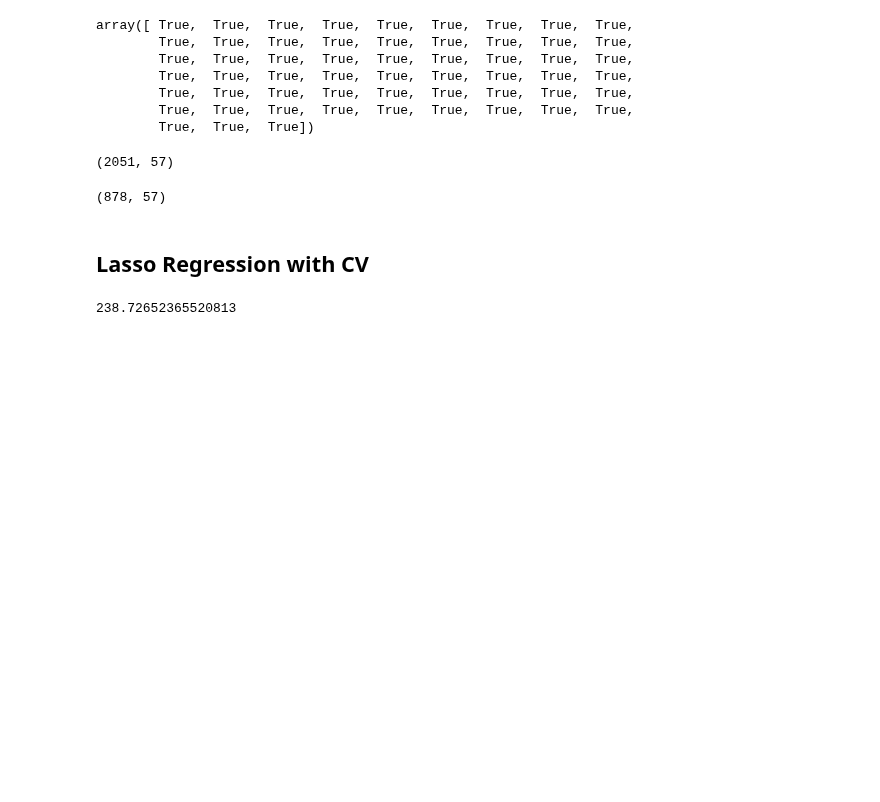
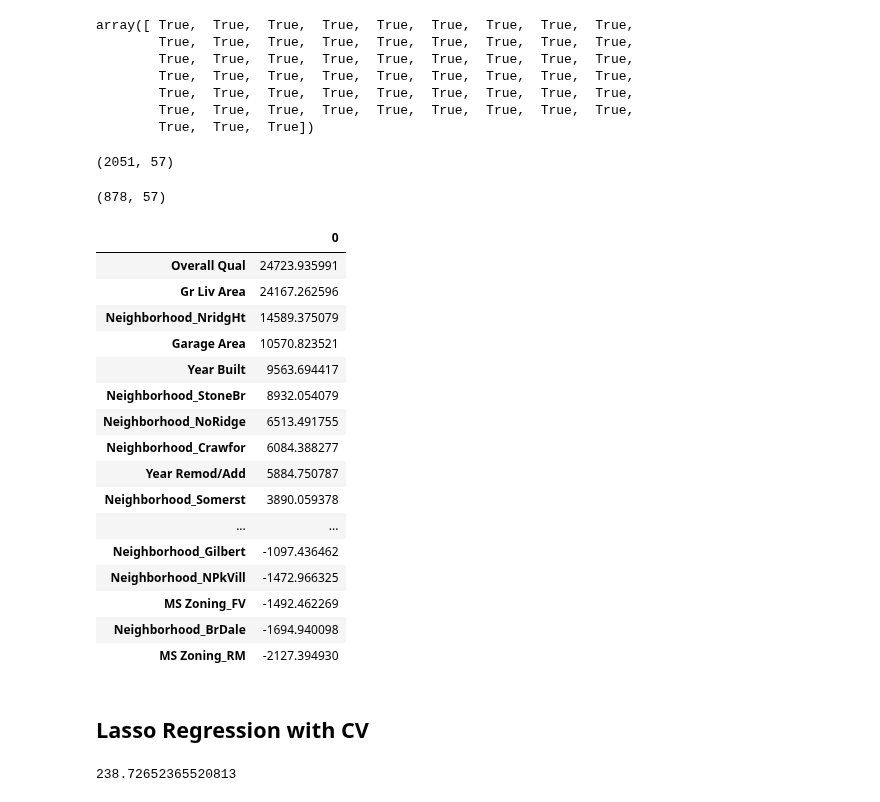
Before and after one commit to pezpet/general-assembly, a Jupyter notebook: labs/project-2-andres/code/01_EDA_and_Cleaning.ipynb, the cells around one changed output. Cells and saved outputs as stored; diff of their text form; code cells hidden in the pictures; blank space fills up the shorter version.

```diff
--- a/labs/project-2-andres/code/01_EDA_and_Cleaning.ipynb
+++ b/labs/project-2-andres/code/01_EDA_and_Cleaning.ipynb
@@ -836,6 +836,26 @@ preds_scaled = lasso.predict(X_test_scaled)
 test['SalePrice'] = preds_scaled
 # %%
 test[['Id', 'SalePrice']].to_csv('../data/submission_lasso_alpha_10.csv', index=False)
+# %%
+pd.DataFrame(lasso.coef_, X.columns).sort_values(by=0, ascending=False)
+# %% [output]
+|  | 0 |
+| Overall Qual | 24723.935991 |
+| Gr Liv Area | 24167.262596 |
+| Neighborhood_NridgHt | 14589.375079 |
+| Garage Area | 10570.823521 |
+| Year Built | 9563.694417 |
+| Neighborhood_StoneBr | 8932.054079 |
+| Neighborhood_NoRidge | 6513.491755 |
+| Neighborhood_Crawfor | 6084.388277 |
+| Year Remod/Add | 5884.750787 |
+| Neighborhood_Somerst | 3890.059378 |
+| ... | ... |
+| Neighborhood_Gilbert | -1097.436462 |
+| Neighborhood_NPkVill | -1472.966325 |
+| MS Zoning_FV | -1492.462269 |
+| Neighborhood_BrDale | -1694.940098 |
+| MS Zoning_RM | -2127.394930 |
 # %% [markdown]
 ## Lasso Regression with CV
 # %%
```
Also changed, not shown: parts of 24 cells of this notebook, 1 other file.
